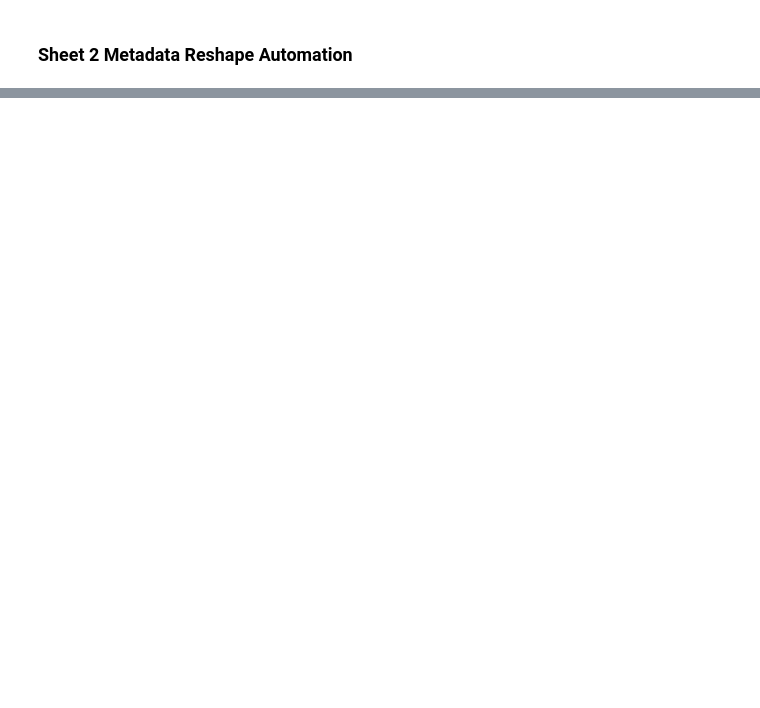
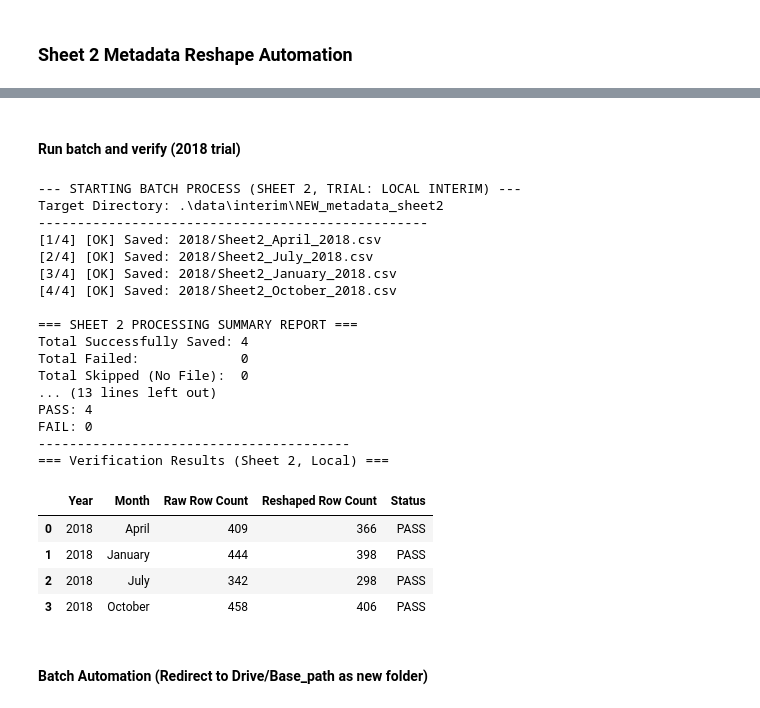
Before and after one commit to clemweb3/Preprocessing, a Jupyter notebook: Notebooks/02_Metadata_Reshape.ipynb, the cells around one changed output, grey strips where cells are left out. Cells and saved outputs as stored; diff of their text form; code cells hidden in the pictures; blank space fills up the shorter version.

```diff
--- a/Notebooks/02_Metadata_Reshape.ipynb
+++ b/Notebooks/02_Metadata_Reshape.ipynb
@@ -461,0 +454,16 @@ def batch_process_sheet2_metadata(inventory, base_output_path, years=None):
+# %%
+def load_dataset(year, month, filetype="survey", sheet_number=None):
+    file_info = next((f for f in inventory[year][month] if f["filetype"] == filetype), None)
+    if not file_info:
+        raise ValueError(f"No {filetype} file found for {month} {year}")
+
+    file_path = BASE_PATH / year / file_info["filename"]
+
+    if filetype == "survey":
+        return pd.read_csv(file_path, low_memory=False)
+
+    df = pd.read_excel(file_path, sheet_name=sheet_number, header=None)
+
+    if sheet_number == 1:
+        return reshape_sheet2_robust(df)
+    return df
@@ -461,0 +616,36 @@ def batch_process_sheet2_metadata(inventory, base_output_path, years=None):
+# %% [markdown]
+#### Run batch and verify  (2018 trial)
+# %%
+# Trial run: process only 2018 locally (fast, avoids Drive write)
+batch_process_sheet2_metadata(inventory, ".", years=["2018"], mode="trial")
+
+# Verify outputs for 2018
+verification_df_sheet2 = batch_verify_sheet2_counts(inventory, ".", years=["2018"], mode="trial")
+
+print("=== Verification Results (Sheet 2, Local) ===")
+display(verification_df_sheet2)
+# %% [output]
+--- STARTING BATCH PROCESS (SHEET 2, TRIAL: LOCAL INTERIM) ---
+Target Directory: .\data\interim\NEW_metadata_sheet2
+--------------------------------------------------
+[1/4] [OK] Saved: 2018/Sheet2_April_2018.csv
+[2/4] [OK] Saved: 2018/Sheet2_July_2018.csv
+[3/4] [OK] Saved: 2018/Sheet2_January_2018.csv
+[4/4] [OK] Saved: 2018/Sheet2_October_2018.csv
+
+=== SHEET 2 PROCESSING SUMMARY REPORT ===
+Total Successfully Saved: 4
+Total Failed:             0
+Total Skipped (No File):  0
+... (13 lines left out)
+PASS: 4
+FAIL: 0
+----------------------------------------
+=== Verification Results (Sheet 2, Local) ===
+|  | Year | Month | Raw Row Count | Reshaped Row Count | Status |
+| 0 | 2018 | April | 409 | 366 | PASS |
+| 1 | 2018 | January | 444 | 398 | PASS |
+| 2 | 2018 | July | 342 | 298 | PASS |
+| 3 | 2018 | October | 458 | 406 | PASS |
+# %% [markdown]
+#### Batch Automation (Redirect to Drive/Base_path as new folder)
```
Also changed, not shown: parts of 11 cells of this notebook, 8 other files.
